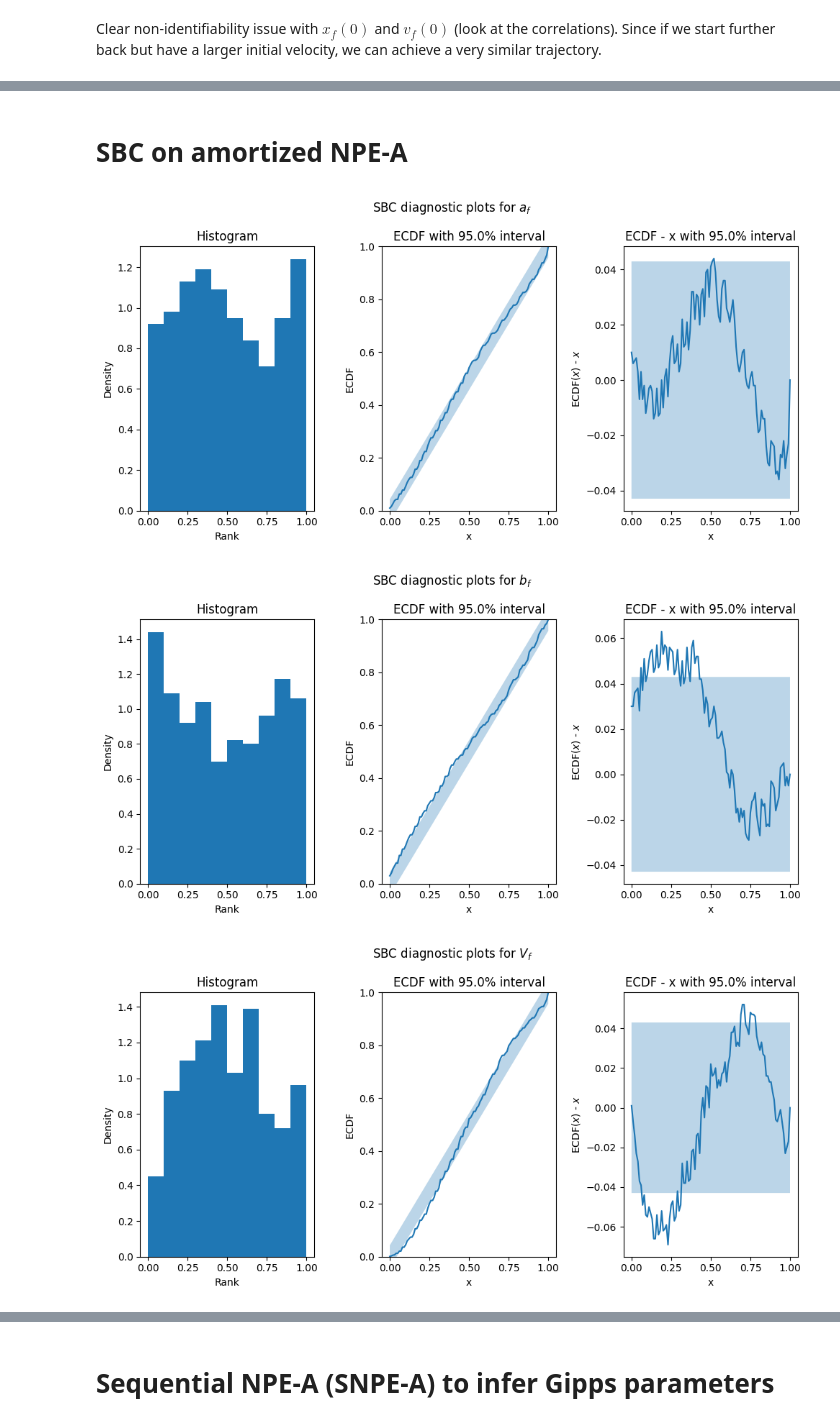
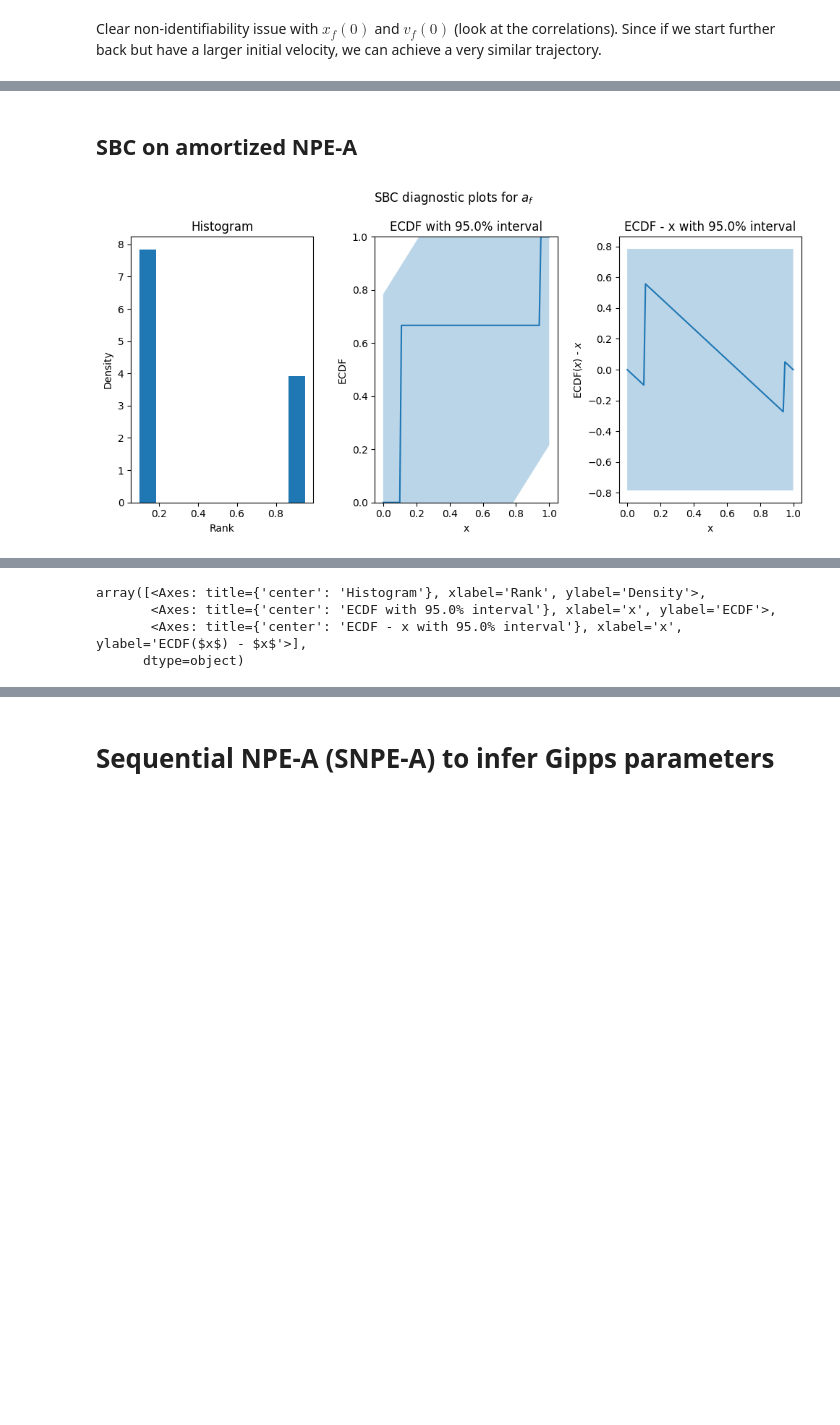
Before and after one commit to kaisamaroo/SBC-SBI, a Jupyter notebook: notebooks/real_examples/gipps_7d/npe_a.ipynb, the cells around one changed output, grey strips where cells are left out. Drawn from its saved outputs; the diff is of its cells as text; code cells hidden in the pictures; blank space fills up the shorter version.

Commit message:
finished scripting gipps_7d NPE-A. Need to do NPE-C

```diff
--- a/notebooks/real_examples/gipps_7d/npe_a.ipynb
+++ b/notebooks/real_examples/gipps_7d/npe_a.ipynb
@@ -2,14 +2,15 @@
 import numpy as np
 import matplotlib.pyplot as plt
 import torch
-from torch.distributions import Normal
-from sbi.inference import NPE_A
 from sbi.analysis import pairplot
-import scipy
-from scipy.integrate import cumulative_trapezoid
-from scipy.interpolate import interp1d
-from torch.distributions import Exponential, Normal, InverseGamma, MultivariateNormal
-from sbi.utils import MultipleIndependent, BoxUniform
+import pickle
+import yaml
+import os
+from sbc.sbc_tools import plot_sbc_all
+from examples.gipps import plot_all
+
+path_to_repo = "/Users/Lieve/Documents/Masters Project/SBC-SBI"
+results_path = path_to_repo + "/results/real_examples/gipps_7d/npe_a"
 # %% [output]
 WARNING (pytensor.tensor.blas): Using NumPy C-API based implementation for BLAS functions.
 # %% [markdown]
@@ -179 +164,16 @@ amortized_posterior = inference.build_posterior()
+# %%
+# Select amortized posterior ID
+amortized_posterior_ID = 0
+
+amortized_posterior_name = f"amortized_posterior{amortized_posterior_ID}_leader_trajectory{leader_trajectory_ID}"
+path_to_amortized_posterior = results_path + "/" + amortized_posterior_name + ".pkl"
+path_to_amortized_posterior_config = results_path + "/" + amortized_posterior_name + ".yaml"
+
+# Retrieve amortized posterior
+with open(path_to_amortized_posterior, "rb") as f:
+    amortized_posterior = pickle.load(f)
+
+# Retrieve amortized posterior config
+with open(path_to_amortized_posterior_config, "r") as f:
+    amortized_posterior_config = yaml.safe_load(f) # Dictionary containing all information about this posterior.
 # %%
@@ -216,2 +216,2 @@ for i in range(dim):        # row index
 # %% [markdown]
-# SBC on amortized NPE-A
+## SBC on amortized NPE-A
@@ -233,12 +218,15 @@ def test_function_projection(theta, i):
 # %%
-N_iter = 1000
+amortized_sbc_ID = 0
+
+# Ensure these coincide with what was used in experiment
+N_iter = 3
 N_samp = 100
 
-for i in range(len(true_theta)):
-    ranks = sbc_ranks(simulator, prior, posterior, test_function=lambda x: test_function_projection(x, i), N_iter=N_iter, N_samp=N_samp)
-    title=fr"SBC diagnostic plots for {parameter_labels[i]}"
-    plot_sbc_all(ranks, N_iter=N_iter, N_samp=N_samp, title=title)
+path_to_amortized_sbc = results_path + f"/amortized_sbc{amortized_sbc_ID}_amortized_posterior{amortized_posterior_ID}_leader_trajectory{leader_trajectory_ID}" + ".npy"
+path_to_amortized_sbc_config = results_path + f"/amortized_sbc{amortized_sbc_ID}_amortized_posterior{amortized_posterior_ID}_leader_trajectory{leader_trajectory_ID}" + ".yaml"
+
+amortized_ranks = np.load(path_to_amortized_sbc)
+title=fr"SBC diagnostic plots for {parameter_labels[0]}"
+plot_sbc_all(amortized_ranks, N_iter=N_iter, N_samp=N_samp, title=title)
 # %% [output]
-[figure, old version]
+[figure, new version]
-[figure, removed]
-[figure, removed]
@@ -248,0 +233,4 @@ for i in range(len(true_theta)):
+array([<Axes: title={'center': 'Histogram'}, xlabel='Rank', ylabel='Density'>,
+       <Axes: title={'center': 'ECDF with 95.0% interval'}, xlabel='x', ylabel='ECDF'>,
+       <Axes: title={'center': 'ECDF - x with 95.0% interval'}, xlabel='x', ylabel='ECDF($x$) - $x$'>],
+      dtype=object)
```
Also changed, not shown: parts of 22 cells of this notebook, 1 other file.
